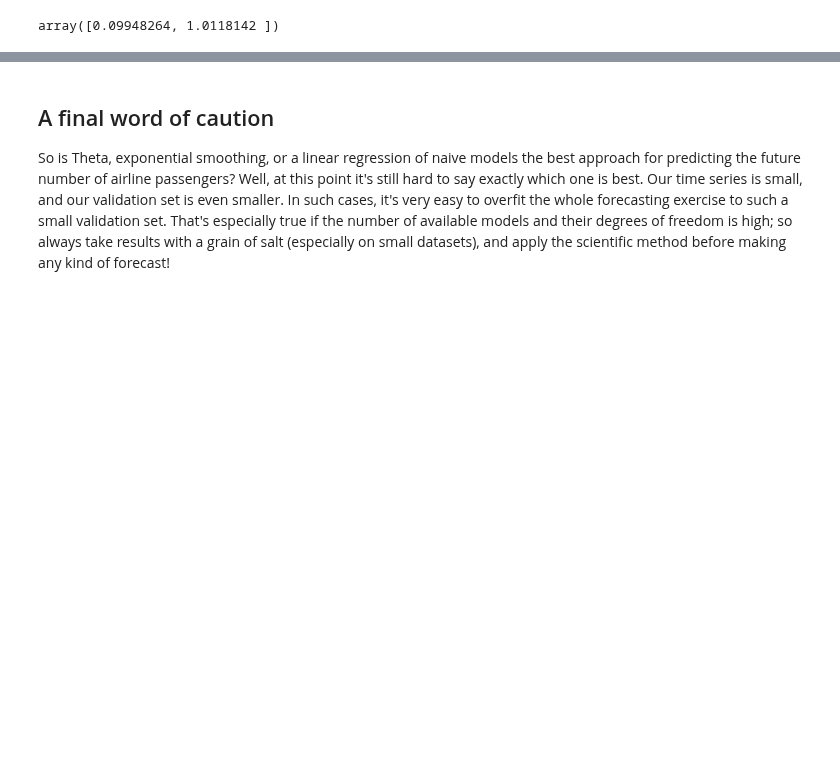
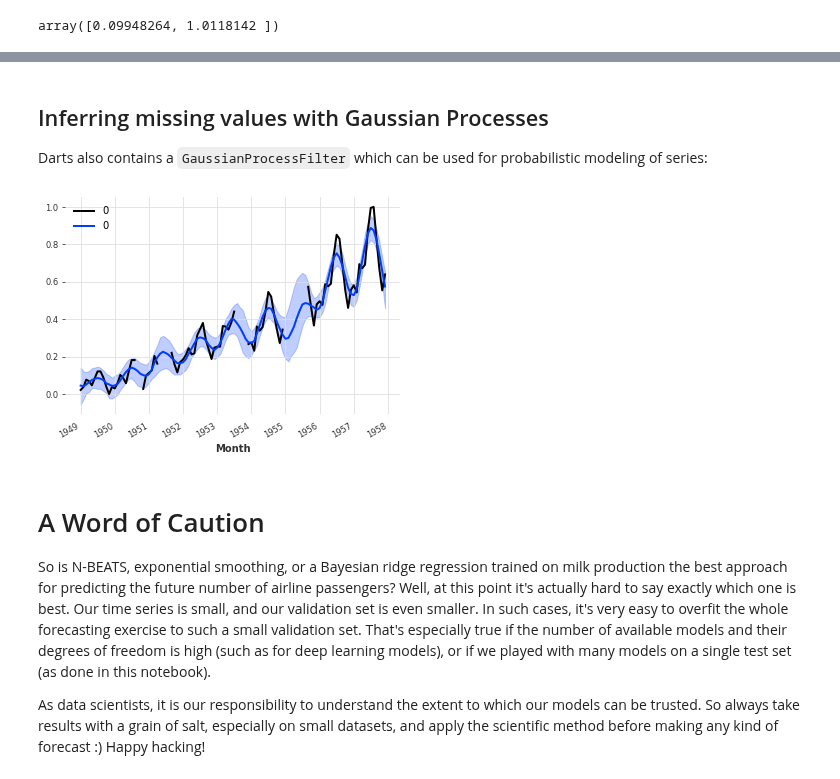
Before and after one commit to unit8co/darts, a Jupyter notebook: examples/00-quickstart.ipynb, the cells around one changed output, grey strips where cells are left out. Cells and saved outputs as stored; diff of their text form; code cells hidden in the pictures; blank space fills up the shorter version.

```diff
--- a/examples/00-quickstart.ipynb
+++ b/examples/00-quickstart.ipynb
@@ -841,3 +862,30 @@ Now, to get a result similar to the one obtained with the `RegressionModel` appr
+# %% [markdown]
+## Inferring missing values with Gaussian Processes
+
+Darts also contains a `GaussianProcessFilter` which can be used for probabilistic modeling of series:
+# %%
+from darts.models import GaussianProcessFilter
+from sklearn.gaussian_process.kernels import RBF
+
+# create a series with holes:
+values = train_air_scaled.values()
+values[20:22] = np.nan
+values[28:32] = np.nan
+values[55:59] = np.nan
+values[72:80] = np.nan
+series_holes = TimeSeries.from_times_and_values(train_air_scaled.time_index, values)
+series_holes.plot()
+
+kernel = RBF()
+
+gpf = GaussianProcessFilter(kernel=kernel, alpha=.1, normalize_y=True)
+filtered_series = gpf.filter(series_holes, num_samples=100)
+
+filtered_series.plot()
+# %% [output]
+[figure, added]
 # %% [markdown]
-## A final word of caution
-So is Theta, exponential smoothing, or a linear regression of naive models the best approach for predicting the future number of airline passengers? Well, at this point it's still hard to say exactly which one is best. Our time series is small, and our validation set is even smaller. In such cases, it's very easy to overfit the whole forecasting exercise to such a small validation set. That's especially true if the number of available models and their degrees of freedom is high; so always take results with a grain of salt (especially on small datasets), and apply the scientific method before making any kind of forecast!
+# A Word of Caution
+So is N-BEATS, exponential smoothing, or a Bayesian ridge regression trained on milk production the best approach for predicting the future number of airline passengers? Well, at this point it's actually hard to say exactly which one is best. Our time series is small, and our validation set is even smaller. In such cases, it's very easy to overfit the whole forecasting exercise to such a small validation set. That's especially true if the number of available models and their degrees of freedom is high (such as for deep learning models), or if we played with many models on a single test set (as done in this notebook).
+
+As data scientists, it is our responsibility to understand the extent to which our models can be trusted. So always take results with a grain of salt, especially on small datasets, and apply the scientific method before making any kind of forecast :) Happy hacking!
```
Also changed, not shown: parts of 24 cells of this notebook.
